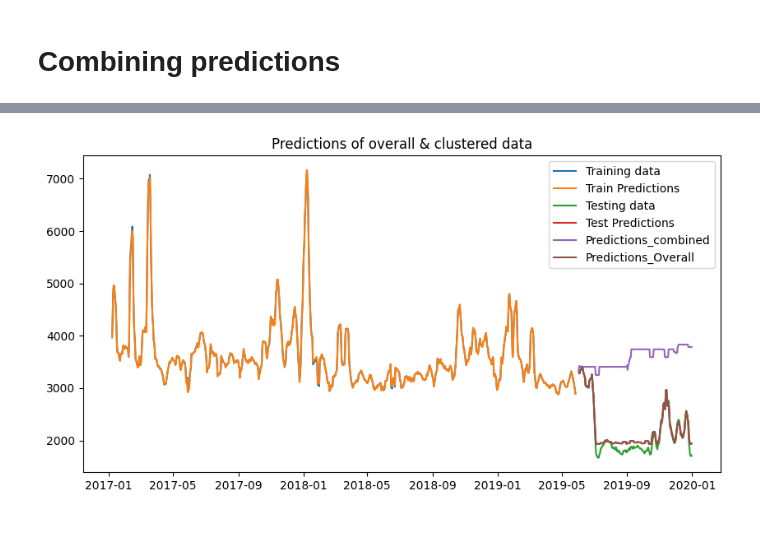
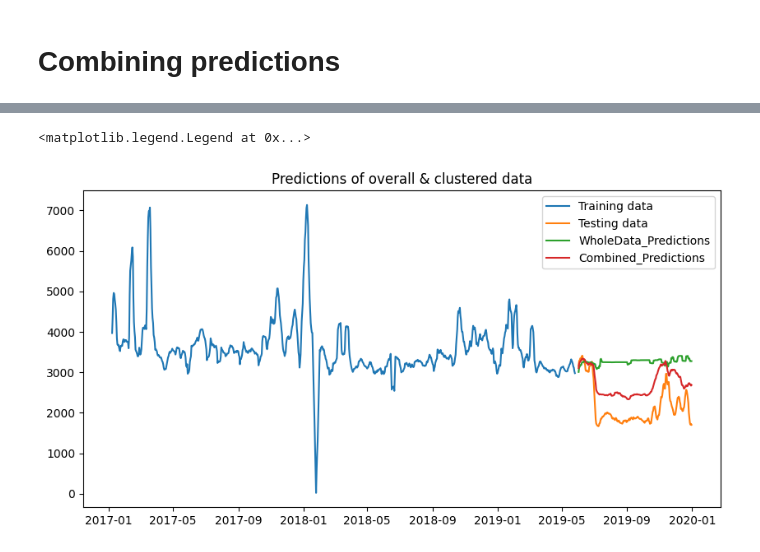
Before and after one commit to napolion2000/Call-Count-Forecasting, a Jupyter notebook: 05-Clustering/02_01_TopHDBSCAN_ClusterPredictions.ipynb, the cells around one changed output, grey strips where cells are left out. Saved outputs shown, nothing was run; the diff lists cells and outputs as text; code cells hidden in the pictures.

```diff
--- a/05-Clustering/02_01_TopHDBSCAN_ClusterPredictions.ipynb
+++ b/05-Clustering/02_01_TopHDBSCAN_ClusterPredictions.ipynb
@@ -1724,6 +1727,6 @@ X_train, X_test, y_train, y_test = train_test_split(X, y,
 grid_search.fit(X_train, y_train)
 
 # Get the best parameters
-best_params_grid = grid_search.best_params_
-print(best_params_grid)
+best_params_grid_6 = grid_search.best_params_
+print(best_params_grid_6)
 # %% [output]
@@ -1732,10 +1735,10 @@ print(best_params_grid)
 Modeling with best parameters
 # %%
 # use the best hyperparameters to create the final Random Forest Regressor model
-best_rfr_cluster6 = RandomForestRegressor(n_estimators=best_params_grid['n_estimators'],
-                                  max_depth=best_params_grid['max_depth'],
-                                  min_samples_split=best_params_grid['min_samples_split'],
-                                  min_samples_leaf=best_params_grid['min_samples_leaf'],
+best_rfr_cluster6 = RandomForestRegressor(n_estimators=best_params_grid_6['n_estimators'],
+                                  max_depth=best_params_grid_6['max_depth'],
+                                  min_samples_split=best_params_grid_6['min_samples_split'],
+                                  min_samples_leaf=best_params_grid_6['min_samples_leaf'],
                                   bootstrap=True,
                                   random_state=0)
 
@@ -1857,5 +1843,17 @@ test_rf_6
 # %% [markdown]
 # Combining predictions
 # %%
+train_combined_clusters = pd.DataFrame()
+train_combined_clusters['predictions'] = train_rf_1['predictions']+ train_rf_2['predictions']+train_rf_3['predictions']+train_rf_4['predictions']+train_rf_5['predictions']+train_rf_6['predictions']
 test_combined_clusters = pd.DataFrame()
 test_combined_clusters['predictions'] = test_rf_1['predictions']+ test_rf_2['predictions']+test_rf_3['predictions']+test_rf_4['predictions']+test_rf_5['predictions']+test_rf_6['predictions']
+# %%
+train_data = pd.DataFrame()
+train_data['actual_data'] = train_rf['train']
+train_data['WholeData_Predictions'] = train_rf['train_pred']
+train_data['Combined_Predictions'] = train_combined_clusters['predictions']
+
+test_data = pd.DataFrame()
+test_data['actual_data'] = predictions_rf['test']
+test_data['WholeData_Predictions'] = predictions_rf['test_pred']
+test_data['Combined_Predictions'] = test_combined_clusters['predictions']
@@ -1862,13 +1907,8 @@ test_combined_clusters['predictions'] = test_rf_1['predictions']+ test_rf_2['pre
 # %%
 plt.title('Predictions of overall & clustered data')
-
-plt.plot(train_rf[['train']].sort_index().rolling(7).mean(), label='Training data')
-plt.plot(train_rf[['train_pred']].sort_index().rolling(7).mean(), label='Train Predictions')
-
-plt.plot(predictions_rf[['test','test_pred']].sort_index().rolling(7).mean(), label=['Testing data','Test Predictions'])
-plt.plot(test_combined_clusters['predictions'].fillna(0).sort_index().rolling(7).mean(),label='Predictions_combined')
-plt.plot(predictions_rf['test_pred'].fillna(0).sort_index().rolling(7).mean(),label='Predictions_Overall')
-#plt.plot(predictions_rf['residuals'].rolling(7).mean(), label = 'residual')
-plt.legend();
+plt.plot(train_data['actual_data'].rolling(7).mean(),label='Training data')
+plt.plot(test_data.rolling(7).mean(),label=['Testing data','WholeData_Predictions','Combined_Predictions'])
+plt.legend()
 # %% [output]
+<matplotlib.legend.Legend at 0x...>
-[figure, old version]
+[figure, new version]
```
Also changed, not shown: parts of 104 cells of this notebook.
